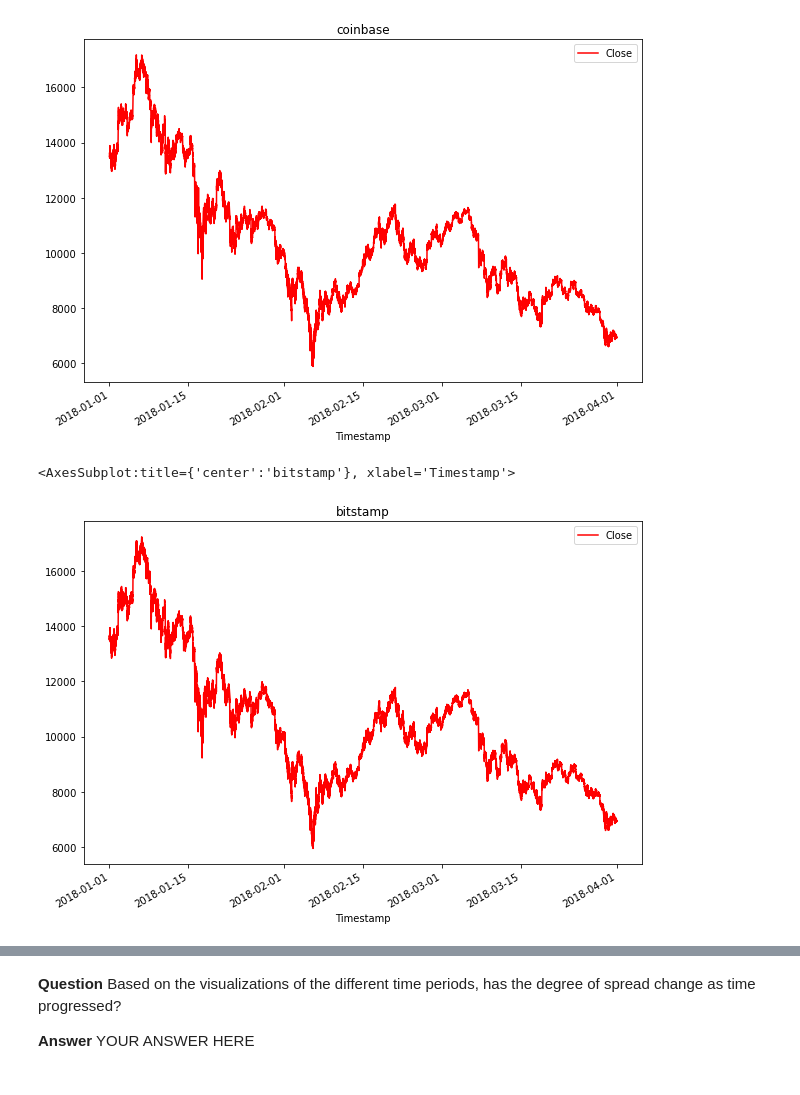
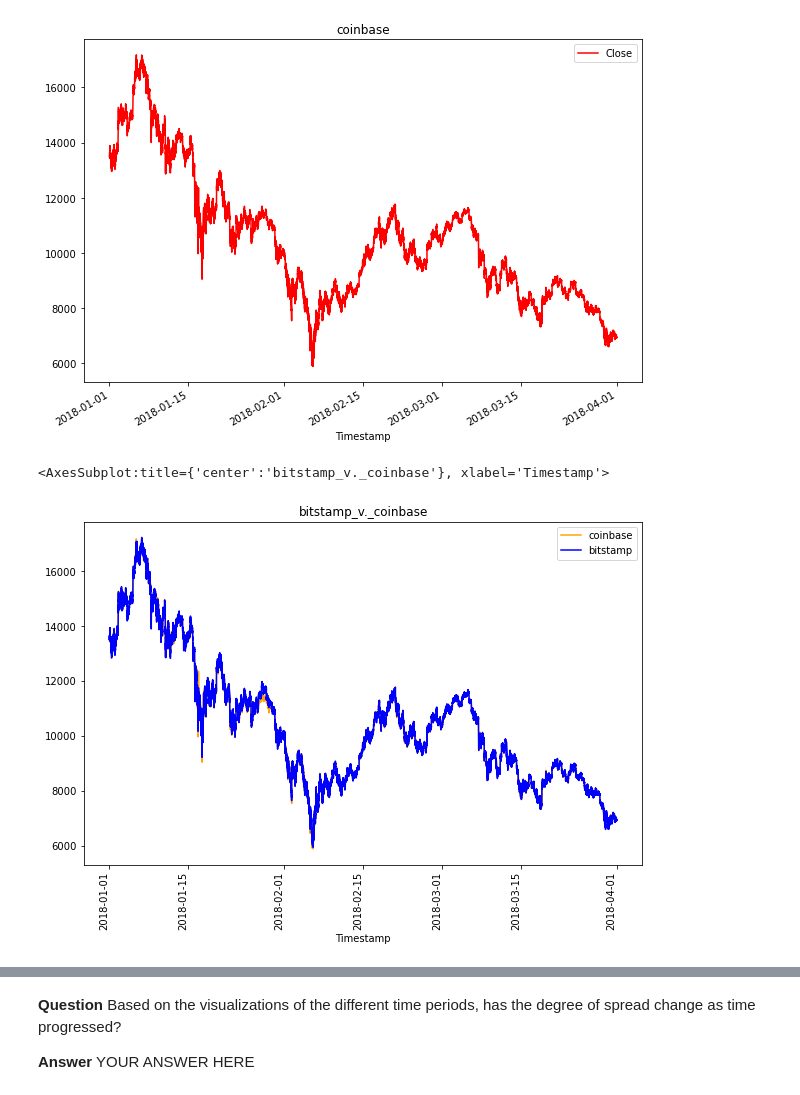
Before and after one commit to Ahmed-Mahjoub/Crypto_arbitrage, a Jupyter notebook: crypto_arbitrage.ipynb, the cells around one changed output, grey strips where cells are left out. Cells and saved outputs as stored; diff of their text form; code cells hidden in the pictures.

```diff
--- a/crypto_arbitrage.ipynb
+++ b/crypto_arbitrage.ipynb
@@ -392,10 +400,13 @@ coinbase_sliced.plot(figsize=(10, 7),color= "red" ,title="coinbase")
 <AxesSubplot:title={'center':'coinbase'}, xlabel='Timestamp'>
 [figure]
 # %%
-# Create a line plot for the coinbase DataFrame for the full length of time in the dataset
-# Be sure that the figure size, title, and color are tailored to each visualization
+# Overlay the visualizations for the bitstamp and coinbase DataFrames in one plot
+# The plot should visualize the prices over the full lenth of the dataset
+# Be sure to include the parameters: legend, figure size, title, and color and label
 # YOUR CODE HERE
-bitstamp_sliced.plot(figsize=(10, 7),color= "red" ,title="bitstamp")
+
+coinbase_sliced['Close'].plot(figsize=(10, 7),rot= 90,color= "orange",legend=True,label= 'coinbase', title="bitstamp_v._coinbase")
+bitstamp_sliced['Close'].plot(figsize=(10, 7),rot= 90,color= "blue", legend=True,label='bitstamp' )
 # %% [output]
-<AxesSubplot:title={'center':'bitstamp'}, xlabel='Timestamp'>
+<AxesSubplot:title={'center':'bitstamp_v._coinbase'}, xlabel='Timestamp'>
-[figure, old version]
+[figure, new version]
```
Also changed, not shown: parts of 46 cells of this notebook.
